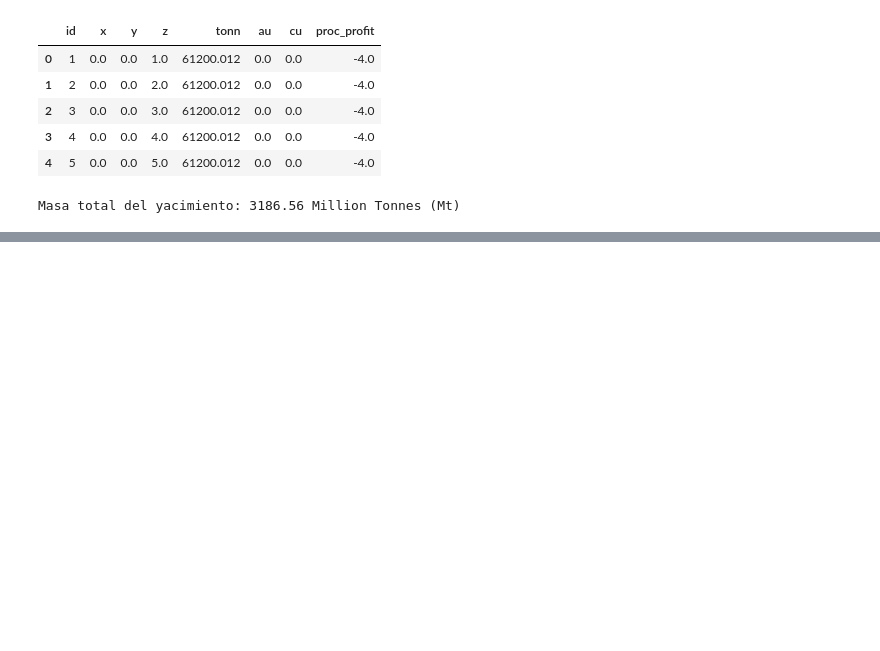
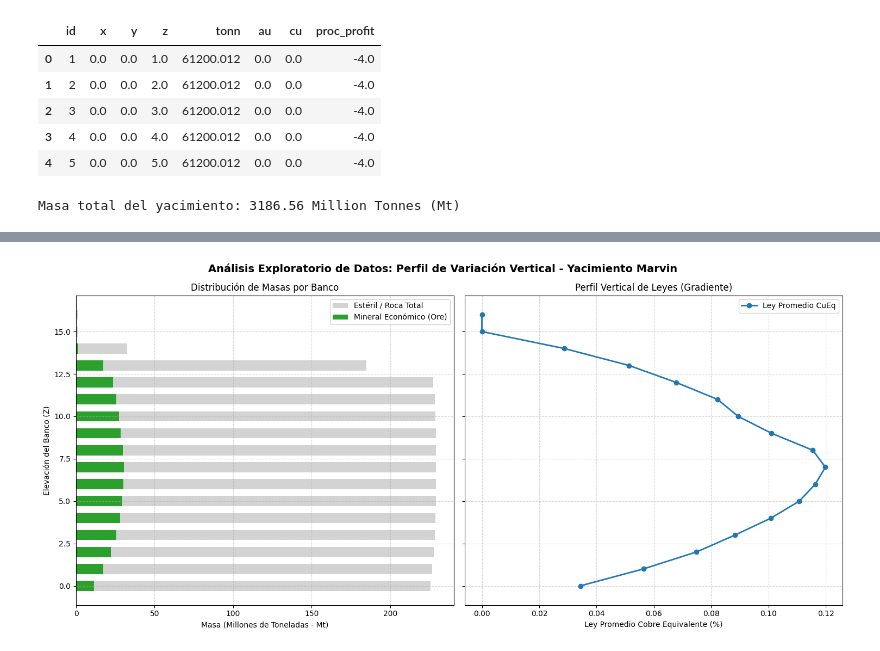
Before and after one commit to Cesar02Dev/capstone-marvin-optimization, a Jupyter notebook: 01_marvin_optimization.ipynb, the cells around one changed output, grey strips where cells are left out. Cells and saved outputs as stored; diff of their text form; code cells hidden in the pictures; blank space fills up the shorter version.

```diff
--- a/01_marvin_optimization.ipynb
+++ b/01_marvin_optimization.ipynb
@@ -171,0 +234,68 @@ Proporción de Mineral en el yacimiento: 9.16%
+# %%
+import matplotlib.pyplot as plt
+
+analisis_bancos = (
+    df_blocks.groupby("z")
+    .agg(
+        tonelaje_total=("tonn", "sum"),
+        tonelaje_mineral=(
+            "tonn",
+            lambda x: x[df_blocks.loc[x.index, "is_ore"]].sum(),
+        ),
+        ley_promedio_cueq=("cu_eq", "mean"),
+    )
+    .reset_index()
+)
+
+analisis_bancos["tonelaje_total_mt"] = (
+    analisis_bancos["tonelaje_total"] / 1e6
+)
+analisis_bancos["tonelaje_mineral_mt"] = (
+    analisis_bancos["tonelaje_mineral"] / 1e6
+)
+analisis_bancos = analisis_bancos.sort_values("z", ascending=True)
+
+fig, (ax1, ax2) = plt.subplots(1, 2, figsize=(15, 7), sharey=True)
+
+ax1.barh(
+    analisis_bancos["z"],
+    analisis_bancos["tonelaje_total_mt"],
+    color="lightgray",
+    label="Estéril / Roca Total",
+    height=0.6,
+)
+ax1.barh(
+    analisis_bancos["z"],
+    analisis_bancos["tonelaje_mineral_mt"],
+    color="tab:green",
+    label="Mineral Económico (Ore)",
+    height=0.6,
+)
+ax1.set_title("Distribución de Masas por Banco")
+ax1.set_xlabel("Masa (Millones de Toneladas - Mt)")
+ax1.set_ylabel("Elevación del Banco (Z)")
+ax1.grid(True, linestyle="--", alpha=0.5)
+ax1.legend()
+
+ax2.plot(
+    analisis_bancos["ley_promedio_cueq"],
+    analisis_bancos["z"],
+    color="tab:blue",
+    marker="o",
+    linewidth=2,
+    label="Ley Promedio CuEq",
+)
+ax2.set_title("Perfil Vertical de Leyes (Gradiente)")
+ax2.set_xlabel("Ley Promedio Cobre Equivalente (%)")
+ax2.grid(True, linestyle="--", alpha=0.5)
+ax2.legend()
+
+plt.suptitle(
+    "Análisis Exploratorio de Datos: Perfil de Variación Vertical - Yacimiento Marvin",
+    fontsize=14,
+    weight="bold",
+)
+plt.tight_layout()
+plt.show()
+# %% [output]
+[figure, added]
```
Also changed, not shown: parts of 11 cells of this notebook.
